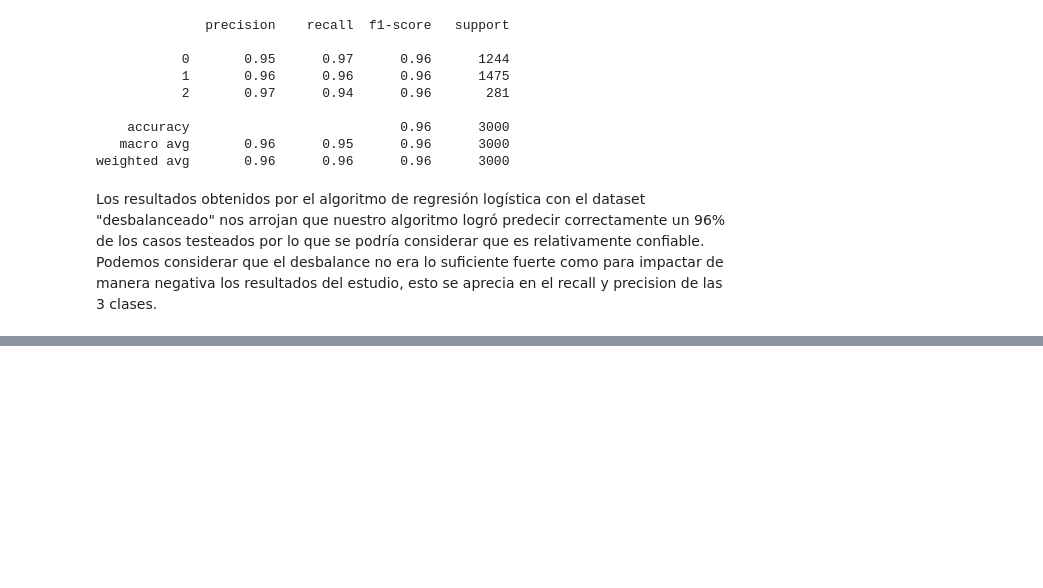
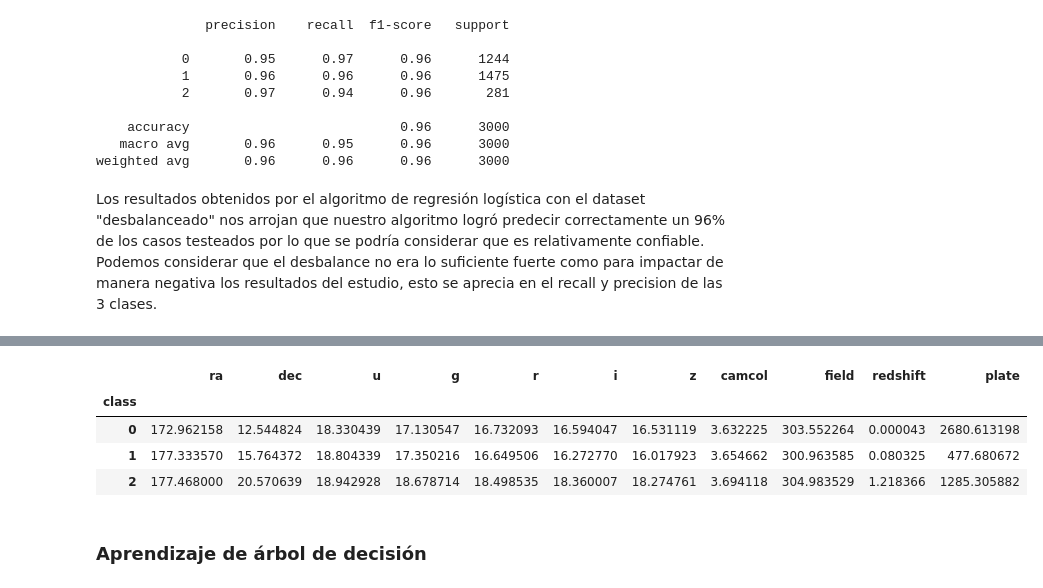
Before and after one commit to NicolasITC/INFO257-IA, a Jupyter notebook: Tarea1.ipynb, the cells around one changed output, grey strips where cells are left out. Cells and saved outputs as stored; diff of their text form; code cells hidden in the pictures; blank space fills up the shorter version.

```diff
--- a/Tarea1.ipynb
+++ b/Tarea1.ipynb
@@ -289,0 +308,8 @@ Podemos considerar que el desbalance no era lo suficiente fuerte como para impac
+# %%
+df2.groupby('class').mean()
+# %% [output]
+|  | ra | dec | u | g | r | i | z | camcol | field | redshift | plate |
+| class |  |  |  |  |  |  |  |  |  |  |  |
+| 0 | 172.962158 | 12.544824 | 18.330439 | 17.130547 | 16.732093 | 16.594047 | 16.531119 | 3.632225 | 303.552264 | 0.000043 | 2680.613198 |
+| 1 | 177.333570 | 15.764372 | 18.804339 | 17.350216 | 16.649506 | 16.272770 | 16.017923 | 3.654662 | 300.963585 | 0.080325 | 477.680672 |
+| 2 | 177.468000 | 20.570639 | 18.942928 | 18.678714 | 18.498535 | 18.360007 | 18.274761 | 3.694118 | 304.983529 | 1.218366 | 1285.305882 |
@@ -289,0 +318,2 @@ Podemos considerar que el desbalance no era lo suficiente fuerte como para impac
+# %% [markdown]
+### Aprendizaje de árbol de decisión
```
Also changed, not shown: parts of 8 cells of this notebook, 1 other file.
